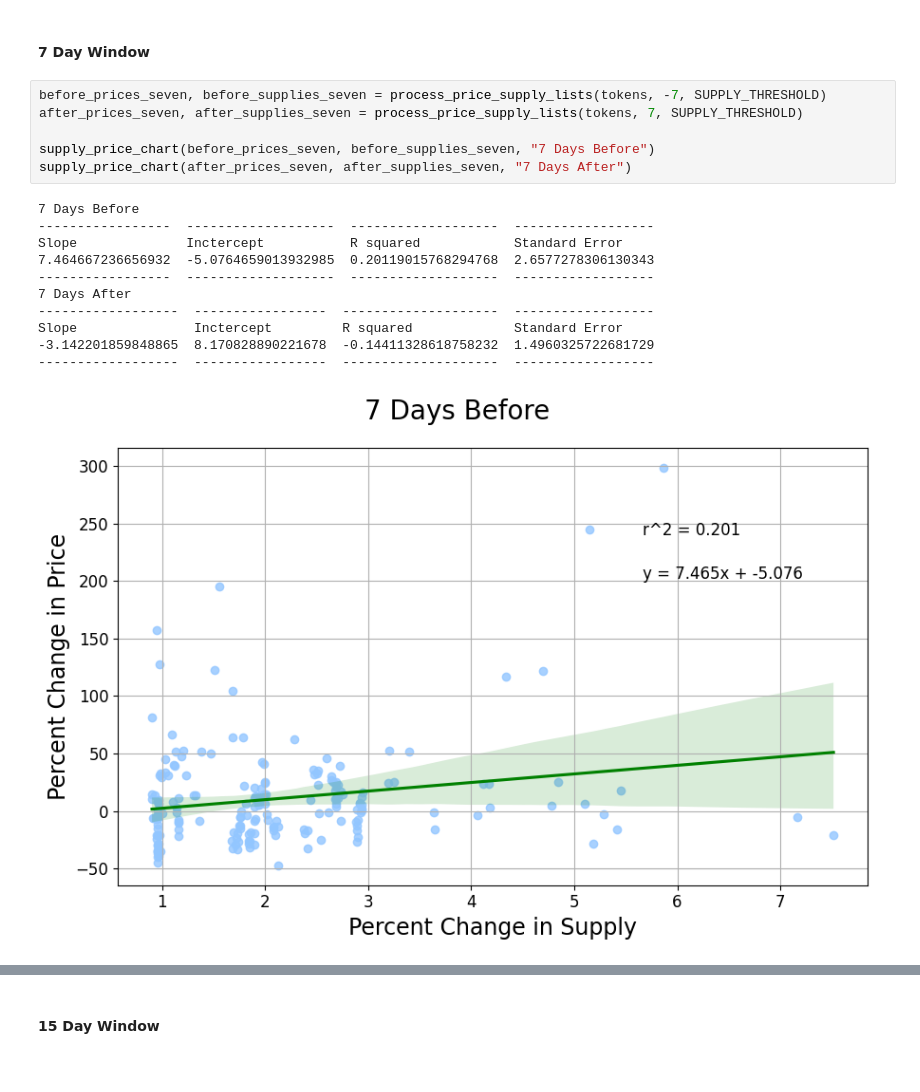
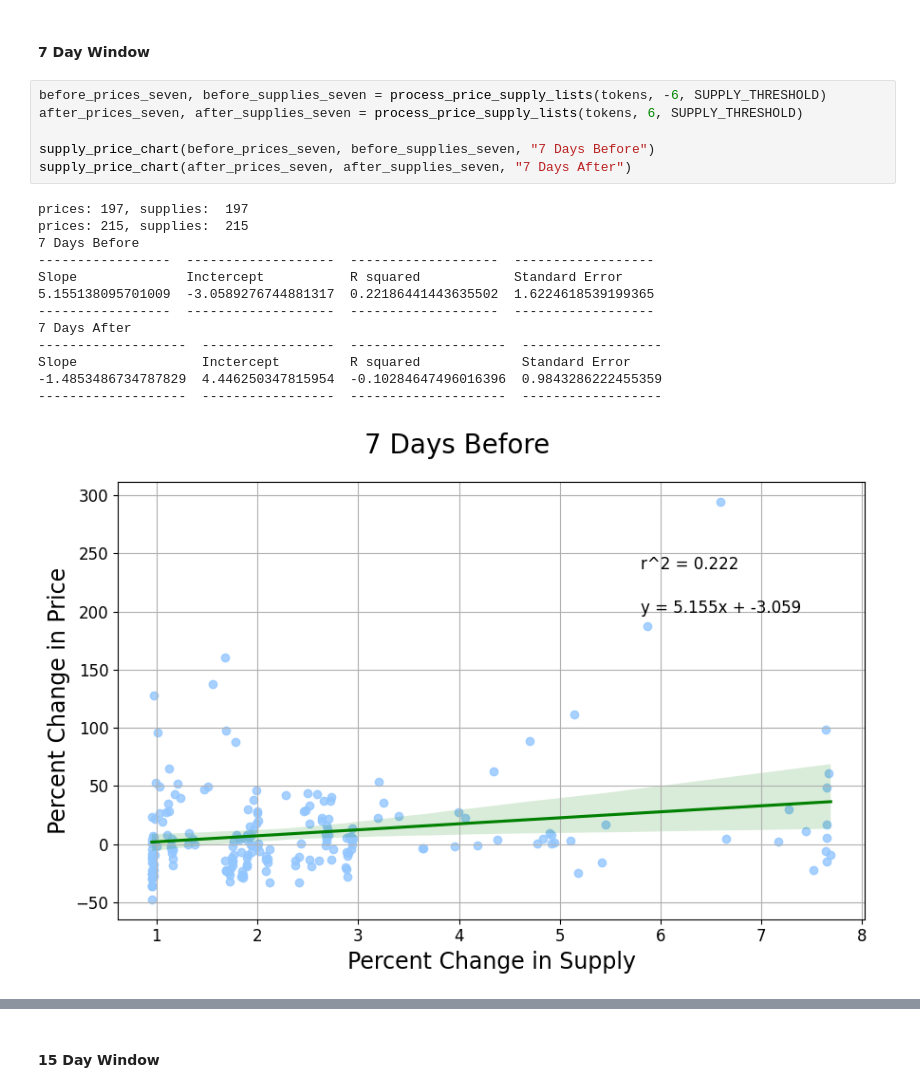
Before and after one commit to 6th-Man-Ventures/token-vesting, a Jupyter notebook: analysis.ipynb, the cells around one changed output, grey strips where cells are left out. Cells and saved outputs as stored; diff of their text form.

```diff
--- a/analysis.ipynb
+++ b/analysis.ipynb
@@ -285,20 +294,22 @@ Slope                Inctercept          R squared             Standard Error
 # %% [markdown]
 #### 7 Day Window
 # %%
-before_prices_seven, before_supplies_seven = process_price_supply_lists(tokens, -7, SUPPLY_THRESHOLD)
-after_prices_seven, after_supplies_seven = process_price_supply_lists(tokens, 7, SUPPLY_THRESHOLD)
+before_prices_seven, before_supplies_seven = process_price_supply_lists(tokens, -6, SUPPLY_THRESHOLD)
+after_prices_seven, after_supplies_seven = process_price_supply_lists(tokens, 6, SUPPLY_THRESHOLD)
 
 supply_price_chart(before_prices_seven, before_supplies_seven, "7 Days Before")
 supply_price_chart(after_prices_seven, after_supplies_seven, "7 Days After")
 # %% [output]
+prices: 197, supplies:  197
+prices: 215, supplies:  215
 7 Days Before
 -----------------  -------------------  -------------------  ------------------
 Slope              Inctercept           R squared            Standard Error
-7.464667236656932  -5.0764659013932985  0.20119015768294768  2.6577278306130343
+5.155138095701009  -3.0589276744881317  0.22186441443635502  1.6224618539199365
 -----------------  -------------------  -------------------  ------------------
 7 Days After
-------------------  -----------------  --------------------  ------------------
-Slope               Inctercept         R squared             Standard Error
--3.142201859848865  8.170828890221678  -0.14411328618758232  1.4960325722681729
-------------------  -----------------  --------------------  ------------------
+-------------------  -----------------  --------------------  ------------------
+Slope                Inctercept         R squared             Standard Error
+-1.4853486734787829  4.446250347815954  -0.10284647496016396  0.9843286222455359
+-------------------  -----------------  --------------------  ------------------
-[figure, old version]
+[figure, new version]
```
Also changed, not shown: parts of 17 cells of this notebook, 8 other files.
